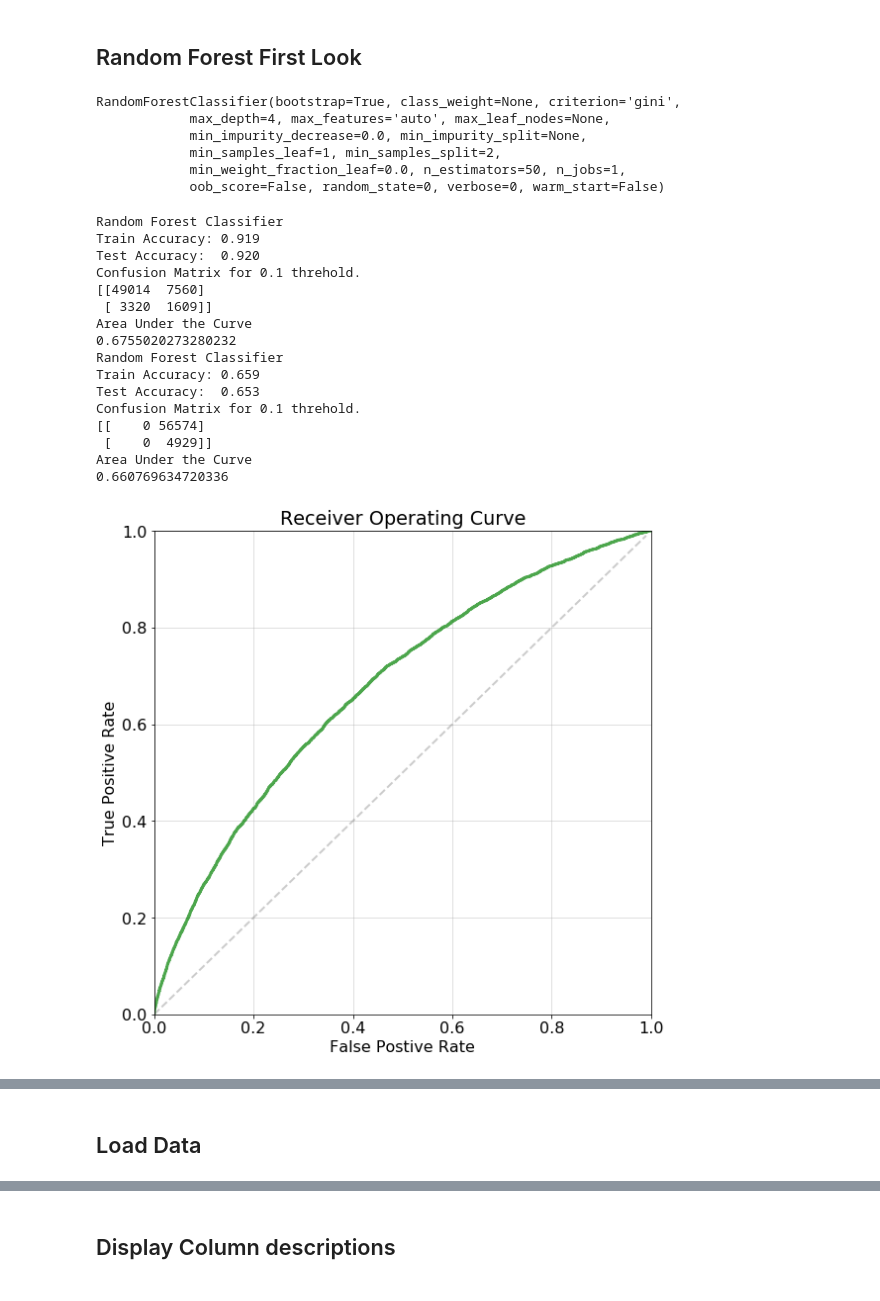
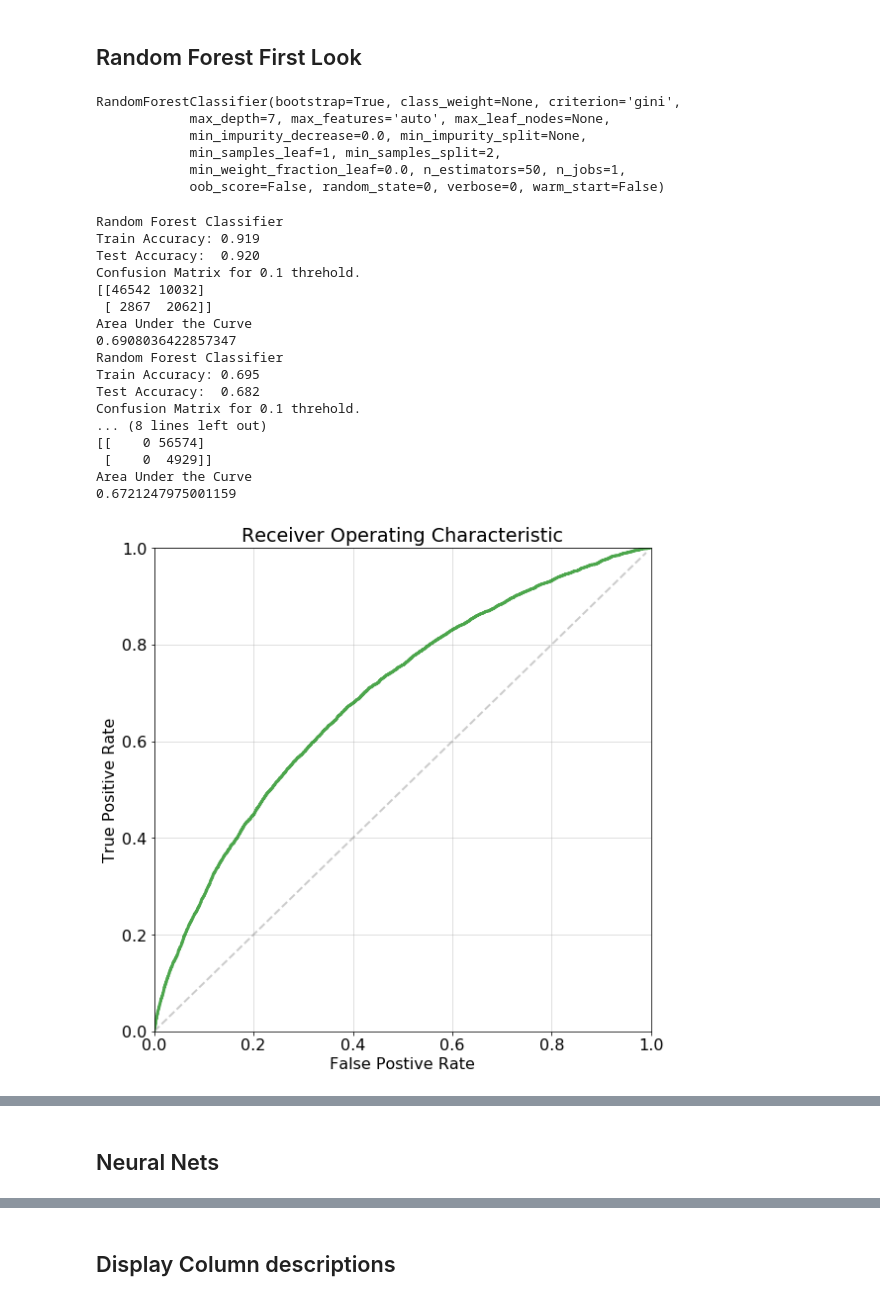
Before and after one commit to vlassarev/home-credit-default-risk, a Jupyter notebook: hcdr_model.ipynb, the cells around one changed output, grey strips where cells are left out. Cells and saved outputs as stored; diff of their text form; code cells hidden in the pictures.

```diff
--- a/hcdr_model.ipynb
+++ b/hcdr_model.ipynb
@@ -147,15 +152,25 @@ class dataset(object):
             @return X_train, X_test, y_train, y_test (tuple): split data"""
         return(train_test_split(X, y, test_size=test_size, random_state=757))
 
-    def minority_oversample(self, X, y):
+    def minority_oversample(self, X, y, mode="S"):
         """Oversamples minority class to balance it.
             @param X (pandas.DataFrame): X data
             @param y (series): y data
+            @param mode (string): S for SMOTE or A for ADASYN
             @return X, y where X and y have been balanced (with minority oversampling)"""
-        self.sm = SMOTE(random_state=42)
-        return(self.sm.fit_sample(X, y))
+        if mode == "S":
+            self.sm = SMOTE(random_state=434)
+            return(self.sm.fit_sample(X, y))
+        elif mode == "A":
+            self.ad = ADASYN(random_state=232)
+            return(self.ad.fit_sample(X, y))
+        else:
+            raise(Exception("Invalid mode value."))
 # %% [markdown]
 ## Pre-Processing Data
+# %%
+# Number of principal components
+n_components = 170
 # %%
 # Pre-processing
 app = dataset(r"data/application_train.csv.zip", ["SK_ID_CURR"], "TARGET")
@@ -167,7 +182,7 @@ app.X_train, app.X_test, app.y_train, app.y_test = app.split_train_test(app.X, a
 app.X_train = app.impute(app.X_train)
 app.X_train = app.standardize(app.X_train)
 app.pca(app.X_train, mode="fit")
-app.X_train = app.pca(app.X_train, mode="fit_transform", n_components=170, plot=False)
+app.X_train = app.pca(app.X_train, mode="fit_transform", n_components=n_components, plot=False)
 
 app.X_test = app.impute(app.X_test, mode="transform")
 app.X_test = app.standardize(app.X_test, mode="transform")
@@ -193,14 +208,17 @@ EMERGENCYSTATE_MODE          has  3 levels.
 # %% [markdown]
 ## Random Forest First Look
 # %%
-rfc = RandomForestClassifier(max_depth=4, random_state=0, n_estimators=50)
+rfc = RandomForestClassifier(max_depth=7, random_state=0, n_estimators=50)
 rfc.fit(app.X_train, app.y_train)
 
-rfc_mo = RandomForestClassifier(max_depth=4, random_state=0, n_estimators=50)
-rfc_mo.fit(*app.minority_oversample(app.X_train, app.y_train))
+rfc_mo_s = RandomForestClassifier(max_depth=7, random_state=0, n_estimators=50)
+rfc_mo_s.fit(*app.minority_oversample(app.X_train, app.y_train, mode="S"))
+
+rfc_mo_a = RandomForestClassifier(max_depth=7, random_state=0, n_estimators=50)
+rfc_mo_a.fit(*app.minority_oversample(app.X_train, app.y_train, mode="A"))
 # %% [output]
 RandomForestClassifier(bootstrap=True, class_weight=None, criterion='gini',
-            max_depth=4, max_features='auto', max_leaf_nodes=None,
+            max_depth=7, max_features='auto', max_leaf_nodes=None,
             min_impurity_decrease=0.0, min_impurity_split=None,
             min_samples_leaf=1, min_samples_split=2,
             min_weight_fraction_leaf=0.0, n_estimators=50, n_jobs=1,
@@ -219,39 +237,41 @@ def eval_rfc(rfc):
     print(confusion_matrix(app.y_test, (np.array([p2 for p1, p2 in rfc.predict_proba(app.X_test)]) > thresh).astype("int")))
     matplotlib.rcParams.update({'font.size': 16})
 
     # AUC
     print("Area Under the Curve")
     print(roc_auc_score(app.y_test, y_test_score))
 
     # Plot ROC
     plt.figure(figsize=(9, 9))
     plt.plot(fpr, tpr, linewidth=3, alpha=0.7, color="g")
     plt.plot(np.array(range(100)) / 100.0, np.array(range(100)) / 100.0,
              linestyle='--', linewidth=2, alpha=0.4, color="gray")
-    plt.title("Receiver Operating Curve")
+    plt.title("Receiver Operating Characteristic")
     plt.xlabel("False Postive Rate")
     plt.ylabel("True Positive Rate")
     plt.ylim((0, 1.001))
     plt.xlim((0, 1.000))
     plt.grid(alpha=0.5)
 
 eval_rfc(rfc)
-eval_rfc(rfc_mo)
+eval_rfc(rfc_mo_s)
+eval_rfc(rfc_mo_a)
 # %% [output]
 Random Forest Classifier
 Train Accuracy: 0.919
 Test Accuracy:  0.920
 Confusion Matrix for 0.1 threhold.
-[[49014  7560]
- [ 3320  1609]]
+[[46542 10032]
+ [ 2867  2062]]
 Area Under the Curve
-0.6755020273280232
+0.6908036422857347
 Random Forest Classifier
-Train Accuracy: 0.659
-Test Accuracy:  0.653
+Train Accuracy: 0.695
+Test Accuracy:  0.682
 Confusion Matrix for 0.1 threhold.
+... (8 lines left out)
 [[    0 56574]
  [    0  4929]]
 Area Under the Curve
-0.660769634720336
+0.6721247975001159
-[figure, old version]
+[figure, new version]
@@ -259,2 +280,2 @@ Area Under the Curve
-# %% [markdown]
-## Load Data
+# %% [markdown]
+## Neural Nets
```
Also changed, not shown: parts of 15 cells of this notebook, 3 other files.
